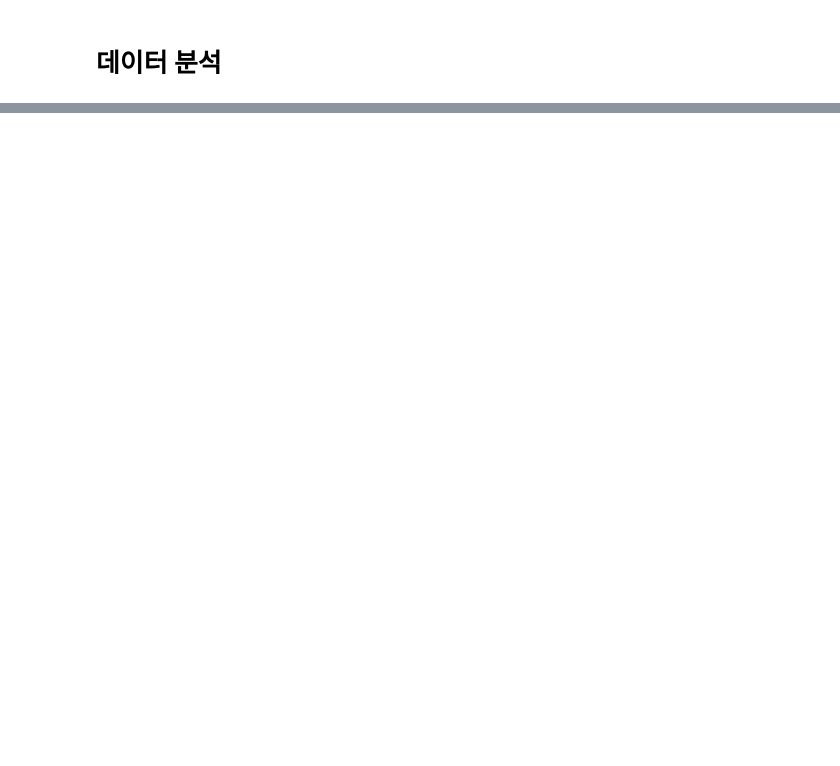
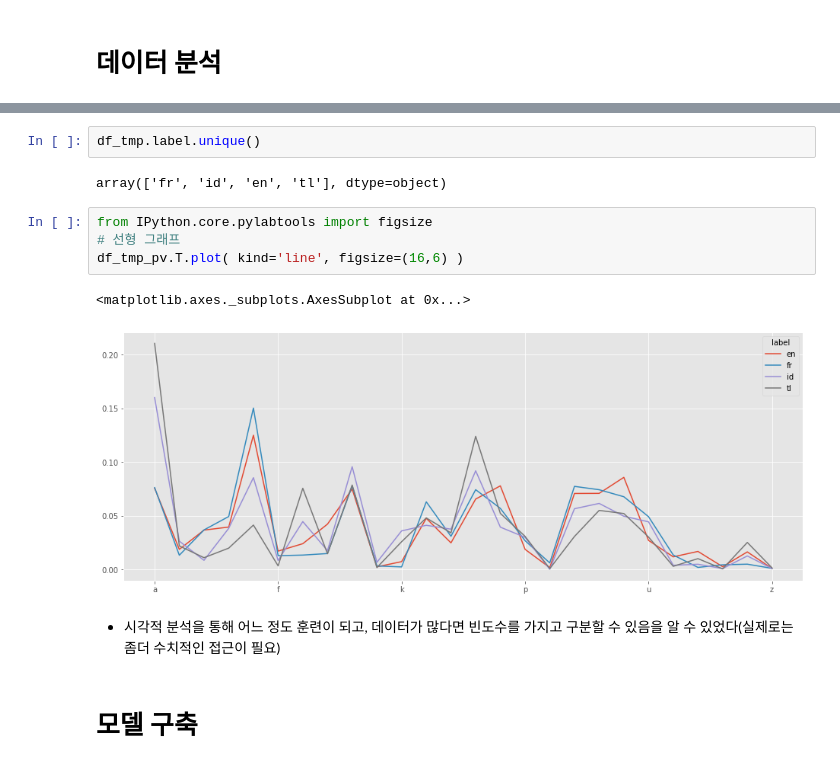
Before and after one commit to JaehonxKIM/StudyMechineLearning, a Jupyter notebook: 1.머신러닝 개요/2.머신러닝을 활용한 데이터 분석 플로우 서비스 구축.ipynb, the cells around one changed output, grey strips where cells are left out. Drawn from its saved outputs; the diff is of its cells as text; blank space fills up the shorter version.

```diff
--- a/1.머신러닝 개요/2.머신러닝을 활용한 데이터 분석 플로우 서비스 구축.ipynb
+++ b/1.머신러닝 개요/2.머신러닝을 활용한 데이터 분석 플로우 서비스 구축.ipynb
@@ -154,0 +662,15 @@ tmp
+# %%
+df_tmp.label.unique()
+# %% [output]
+array(['fr', 'id', 'en', 'tl'], dtype=object)
+# %%
+from IPython.core.pylabtools import figsize
+# 선형 그래프
+df_tmp_pv.T.plot( kind='line', figsize=(16,6) )
+# %% [output]
+<matplotlib.axes._subplots.AxesSubplot at 0x...>
+[figure, added]
+# %% [markdown]
+- 시각적 분석을 통해 어느 정도 훈련이 되고, 데이터가 많다면 빈도수를 가지고 구분할 수 있음을 알 수 있었다(실제로는 좀더 수치적인 접근이 필요)
+# %% [markdown]
+# 모델 구축
```
Also changed, not shown: parts of 72 cells of this notebook, 3 other files.
